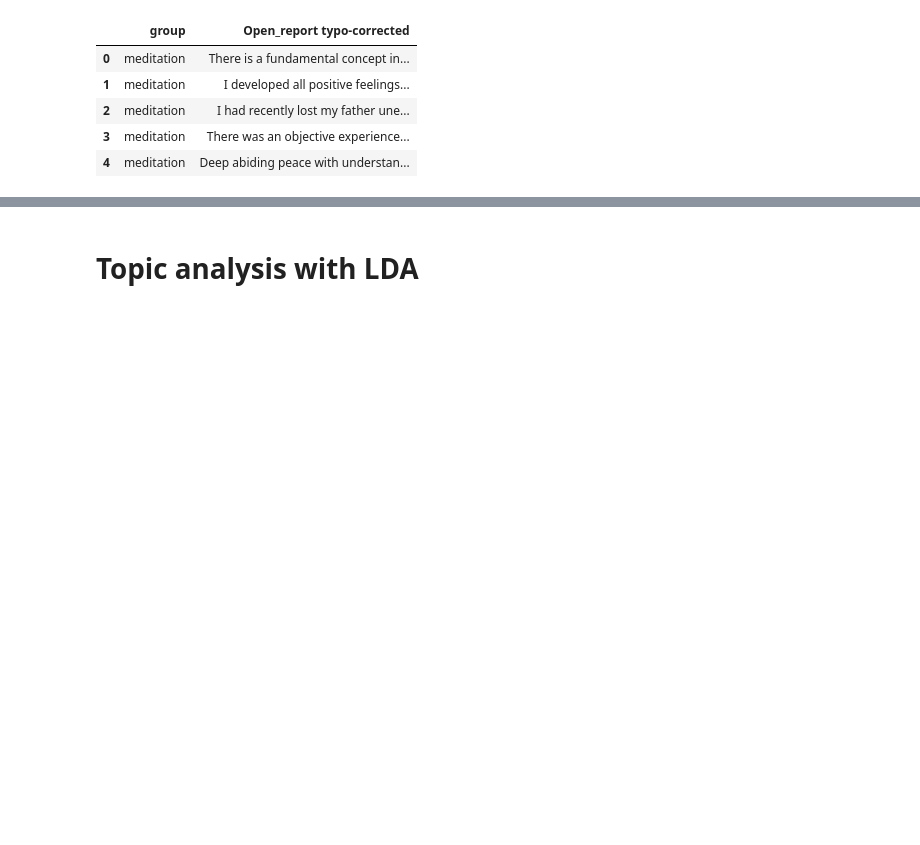
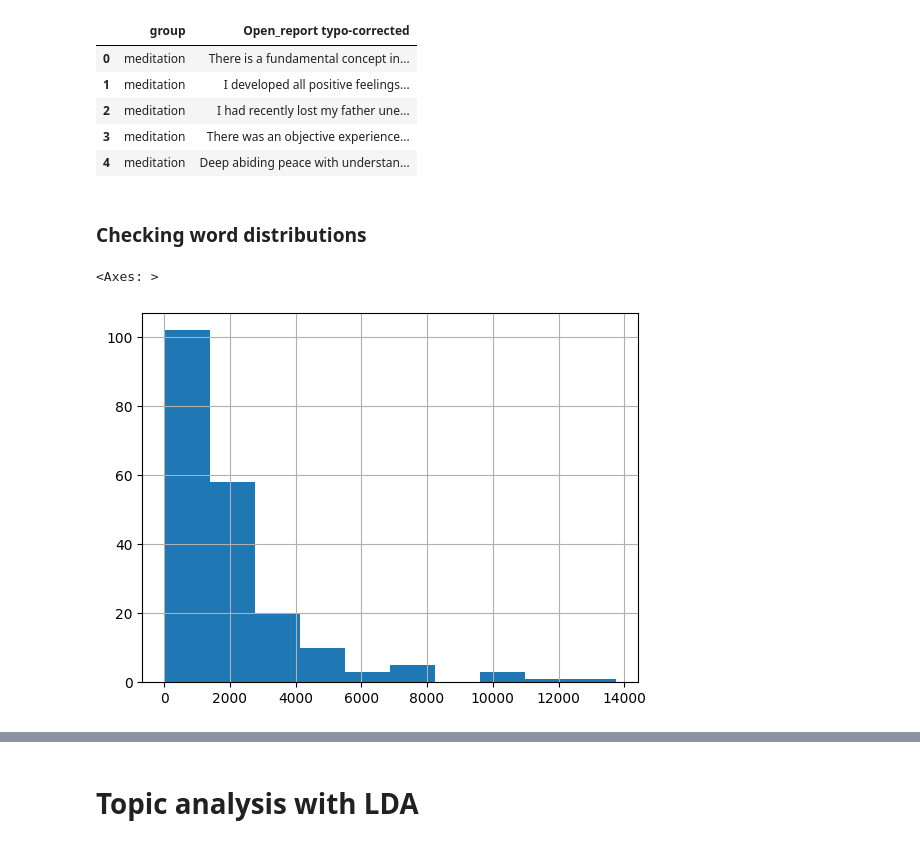
Before and after one commit to konstakm/psychedelics_vs_meditation_nlp, a Jupyter notebook: thesis analysis.ipynb, the cells around one changed output, grey strips where cells are left out. Saved outputs shown, nothing was run; the diff lists cells and outputs as text; code cells hidden in the pictures; blank space fills up the shorter version.

```diff
--- a/thesis analysis.ipynb
+++ b/thesis analysis.ipynb
@@ -254,3 +110,12 @@ medi.head(5)
 | 2 | meditation | I had recently lost my father une... |
 | 3 | meditation | There was an objective experience... |
 | 4 | meditation | Deep abiding peace with understan... |
+# %% [markdown]
+### Checking word distributions
+# %%
+# Histogram of the answer lengths
+
+df['Open_report typo-corrected'].str.len().hist()
+# %% [output]
+<Axes: >
+[figure, added]
```
Also changed, not shown: parts of 46 cells of this notebook.
